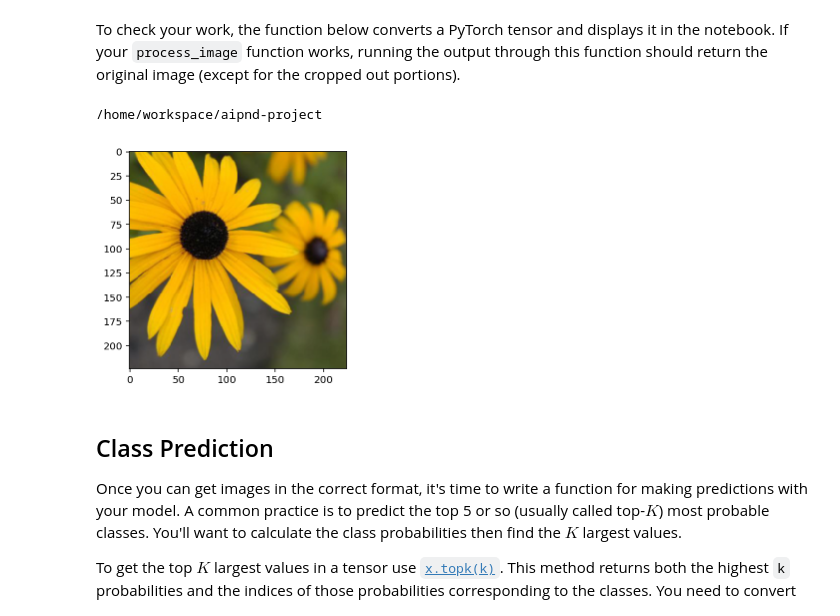
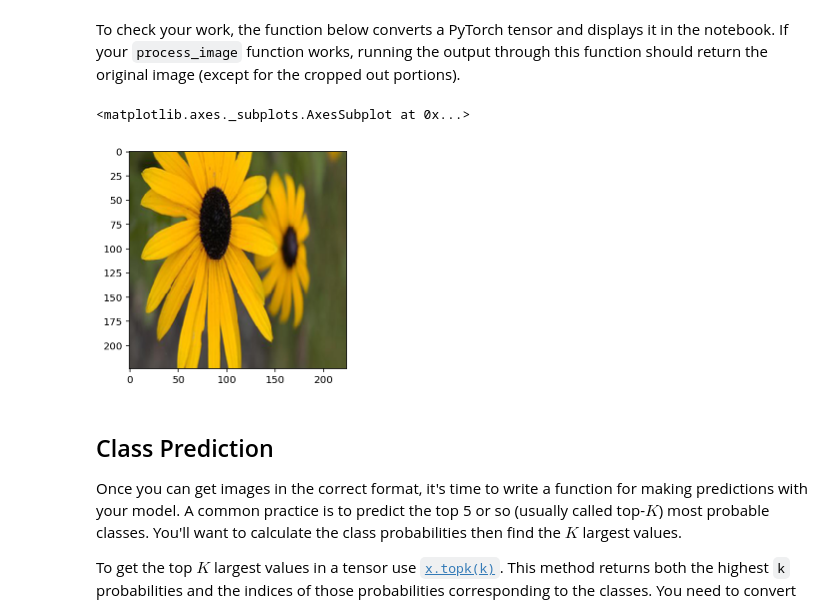
Before and after one commit to MnEman20/Image-Classifier-Project, a Jupyter notebook: Image Classifier Project.ipynb, the cells around one changed output. Cells and saved outputs as stored; diff of their text form; code cells hidden in the pictures.

```diff
--- a/Image Classifier Project.ipynb
+++ b/Image Classifier Project.ipynb
@@ -149,11 +151,13 @@ for param in model.parameters():
     param.requires_grad = False
 
 classifier = nn.Sequential(OrderedDict([
-    ('fc1', nn.Linear(25088, 8000)),
+    ('fc1', nn.Linear(25088, 4096)),
     ('relu', nn.ReLU()),
-    ('fc2', nn.Linear(8000, 800)),
-    ('relu', nn.ReLU()),
-    ('fc3', nn.Linear(800, 102)),
+    ('dropout1', nn.Dropout(0.5)),
+    ('fc2', nn.Linear(4096, 1000)),
+    ('relu2', nn.ReLU()),
+    ('dropout2', nn.Dropout(0.5)),
+    ('fc3', nn.Linear(1000, 102)),
     ('output', nn.LogSoftmax(dim=1))
 ]))
 # %%
@@ -337,15 +347,20 @@ At this point it's good to write a function that can load a checkpoint and rebui
 # %%
 # TODO: Write a function that loads a checkpoint and rebuilds the model
 def load_checkpoint(checkpoint_path):
+
     checkpoint = torch.load(checkpoint_path)
     model = models.vgg16(pretrained=True)
     model.class_to_idx = checkpoint['class_to_idx']
+    model.cpu()
+    #optimizer.load_state_dict(checkpoint['optimizer_state_dict'])
     classifier = nn.Sequential(OrderedDict([
-        ('fc1', nn.Linear(25088, 8000)),
+        ('fc1', nn.Linear(25088, 4096)),
         ('relu', nn.ReLU()),
-        ('fc2', nn.Linear(8000, 800)),
-        ('relu', nn.ReLU()),
-        ('fc3', nn.Linear(800, 102)),
+        ('dropout1', nn.Dropout(0.5)),
+        ('fc2', nn.Linear(4096, 1000)),
+        ('relu2', nn.ReLU()),
+        ('dropout2', nn.Dropout(0.5)),
+        ('fc3', nn.Linear(1000, 102)),
         ('output', nn.LogSoftmax(dim=1))
     ]))
     model.classifier = classifier
@@ -450,7 +513,7 @@ def imshow(image, ax=None, title=None):
 
     # PyTorch tensors assume the color channel is the first dimension
     # but matplotlib assumes is the third dimension
-    image = image.numpy().transpose((1, 2, 0))
+    image = image.transpose((1, 2, 0))
 
     # Undo preprocessing
     mean = np.array([0.485, 0.456, 0.406])
@@ -465,13 +528,14 @@ def imshow(image, ax=None, title=None):
     return ax
 # %%
 #image_path = 'test/100/image_07896.jpg'
-image = process_image(image_path_flw)
+image_test = Image.open(image_path_flw)
+image = process_image(image_test)
 imshow(image)
 # 224x224 output below
-print(os.getcwd())
+#print(os.getcwd())
 # %% [output]
-/home/workspace/aipnd-project
+<matplotlib.axes._subplots.AxesSubplot at 0x...>
-[figure, old version]
+[figure, new version]
 # %% [markdown]
 ## Class Prediction
 
```
Also changed, not shown: parts of 17 cells of this notebook, 2 other files.
